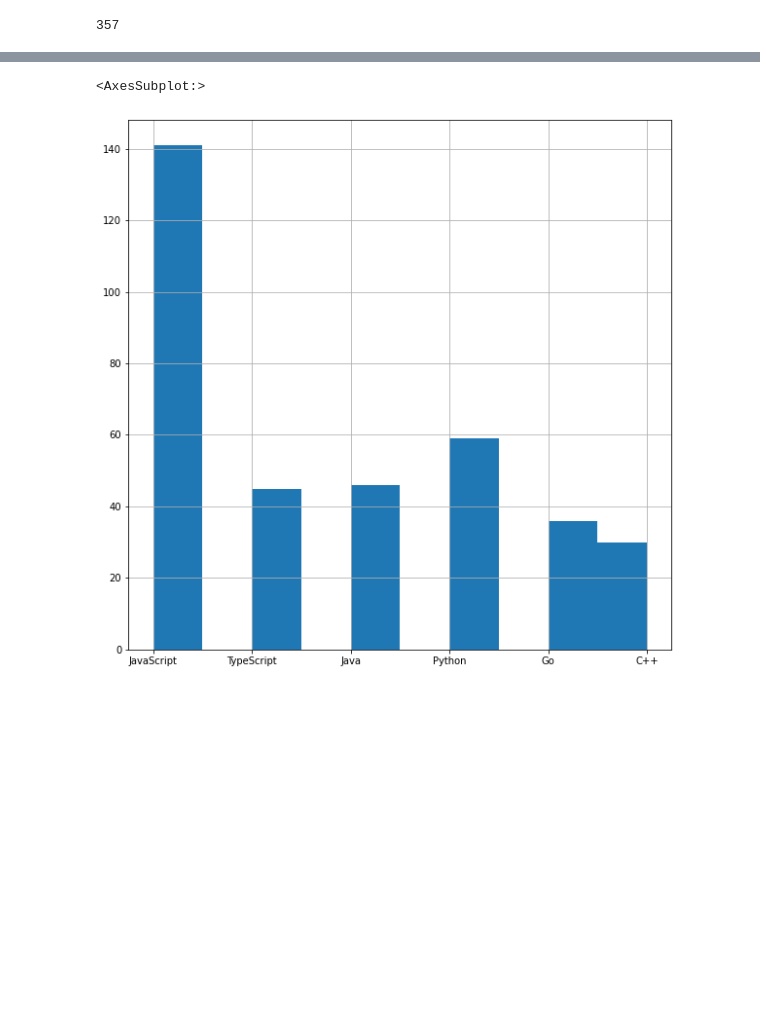
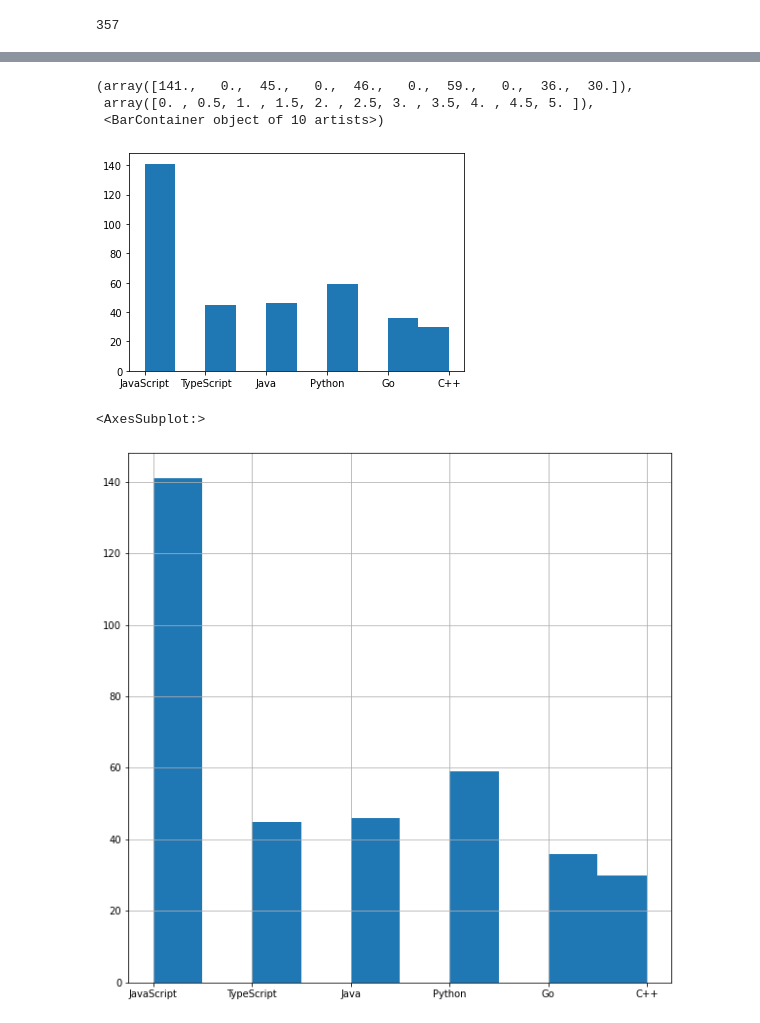
Before and after one commit to nlpsuperstar/nlp_team_project, a Jupyter notebook: Sarahs_scratch_notebook.ipynb, the cells around one changed output, grey strips where cells are left out. Saved outputs shown, nothing was run; the diff lists cells and outputs as text; code cells hidden in the pictures; blank space fills up the shorter version.

```diff
--- a/Sarahs_scratch_notebook.ipynb
+++ b/Sarahs_scratch_notebook.ipynb
@@ -74,2 +83,9 @@ len(data)
+# %%
+plt.hist(data.language, histtype='bar', stacked=True)
+# %% [output]
+(array([141.,   0.,  45.,   0.,  46.,   0.,  59.,   0.,  36.,  30.]),
+ array([0. , 0.5, 1. , 1.5, 2. , 2.5, 3. , 3.5, 4. , 4.5, 5. ]),
+ <BarContainer object of 10 artists>)
+[figure, added]
 # %%
 plt.figure(figsize=(10, 10))
```
Also changed, not shown: parts of 9 cells of this notebook.
